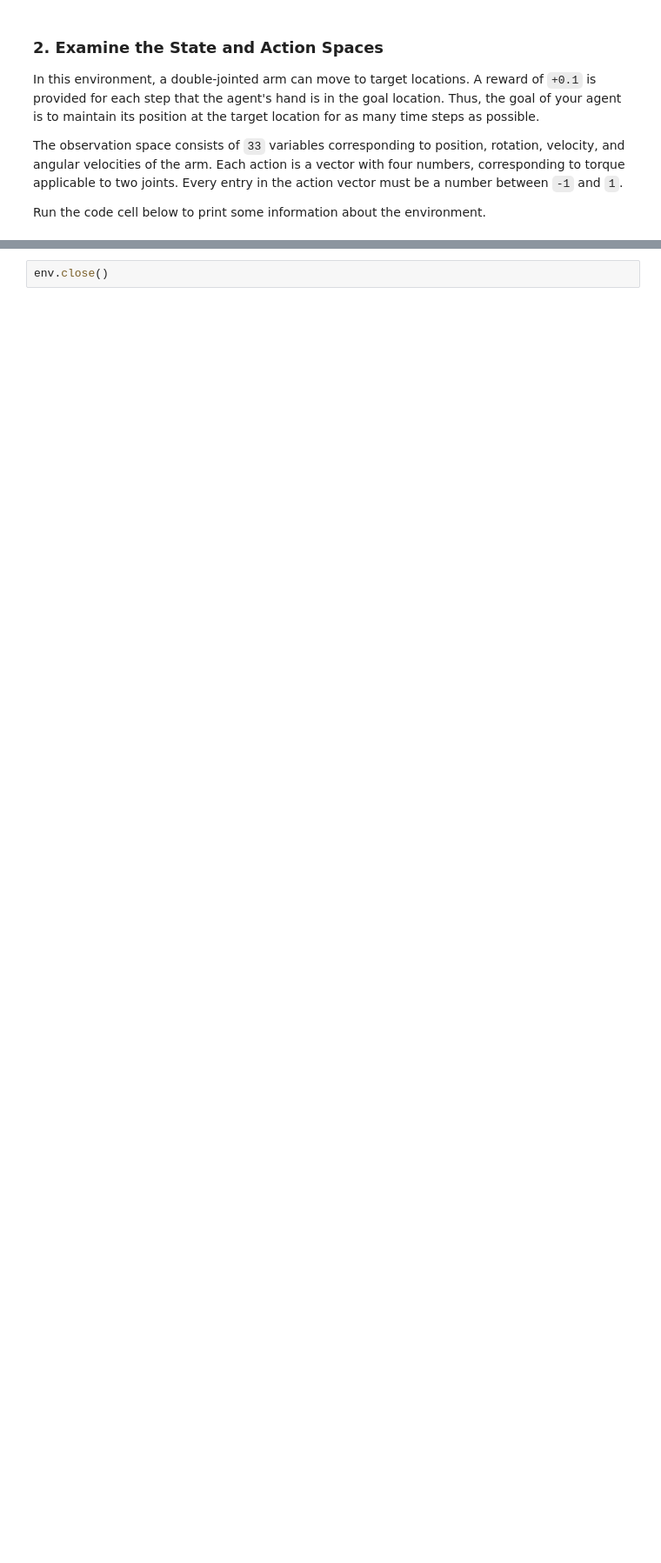
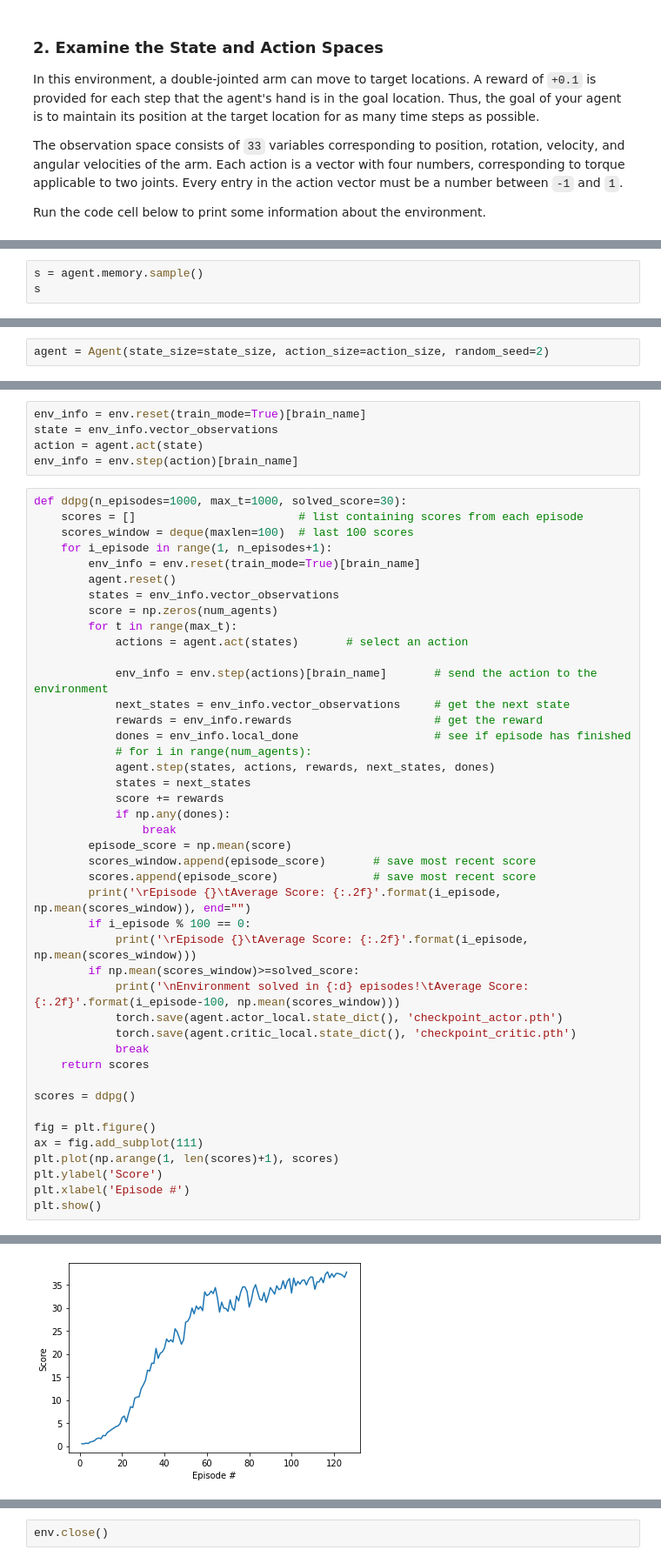
Before and after one commit to jolesinski/drlnd_control, a Jupyter notebook: Continuous_Control.ipynb, the cells around one changed output, grey strips where cells are left out. Shown: that part at 87% size. Drawn from its saved outputs; the diff is of its cells as text; blank space fills up the shorter version.

```diff
--- a/Continuous_Control.ipynb
+++ b/Continuous_Control.ipynb
@@ -67,0 +394,3 @@ DQN learing algorithm and model is contained in the Agent class located in dqn_a
+# %%
+s = agent.memory.sample()
+s
@@ -95,0 +775,2 @@ Total score (averaged over agents) this episode: 0.19149999571964144
+# %%
+agent = Agent(state_size=state_size, action_size=action_size, random_seed=2)
@@ -95,0 +779,49 @@ Total score (averaged over agents) this episode: 0.19149999571964144
+# %%
+env_info = env.reset(train_mode=True)[brain_name]
+state = env_info.vector_observations
+action = agent.act(state)
+env_info = env.step(action)[brain_name]
+# %%
+def ddpg(n_episodes=1000, max_t=1000, solved_score=30):
+    scores = []                        # list containing scores from each episode
+    scores_window = deque(maxlen=100)  # last 100 scores
+    for i_episode in range(1, n_episodes+1):
+        env_info = env.reset(train_mode=True)[brain_name]
+        agent.reset()
+        states = env_info.vector_observations
+        score = np.zeros(num_agents)
+        for t in range(max_t):
+            actions = agent.act(states)       # select an action
+
+            env_info = env.step(actions)[brain_name]       # send the action to the environment
+            next_states = env_info.vector_observations     # get the next state
+            rewards = env_info.rewards                     # get the reward
+            dones = env_info.local_done                    # see if episode has finished
+            # for i in range(num_agents):
+            agent.step(states, actions, rewards, next_states, dones)
+            states = next_states
+            score += rewards
+            if np.any(dones):
+                break
+        episode_score = np.mean(score)
+        scores_window.append(episode_score)       # save most recent score
+        scores.append(episode_score)              # save most recent score
+        print('\rEpisode {}\tAverage Score: {:.2f}'.format(i_episode, np.mean(scores_window)), end="")
+        if i_episode % 100 == 0:
+            print('\rEpisode {}\tAverage Score: {:.2f}'.format(i_episode, np.mean(scores_window)))
+        if np.mean(scores_window)>=solved_score:
+            print('\nEnvironment solved in {:d} episodes!\tAverage Score: {:.2f}'.format(i_episode-100, np.mean(scores_window)))
+            torch.save(agent.actor_local.state_dict(), 'checkpoint_actor.pth')
+            torch.save(agent.critic_local.state_dict(), 'checkpoint_critic.pth')
+            break
+    return scores
+
+scores = ddpg()
+
+fig = plt.figure()
+ax = fig.add_subplot(111)
+plt.plot(np.arange(1, len(scores)+1), scores)
+plt.ylabel('Score')
+plt.xlabel('Episode #')
+plt.show()
+# %% [output]
@@ -95,0 +831 @@ Total score (averaged over agents) this episode: 0.19149999571964144
+[figure, added]
```
Also changed, not shown: parts of 28 cells of this notebook, 4 other files.
